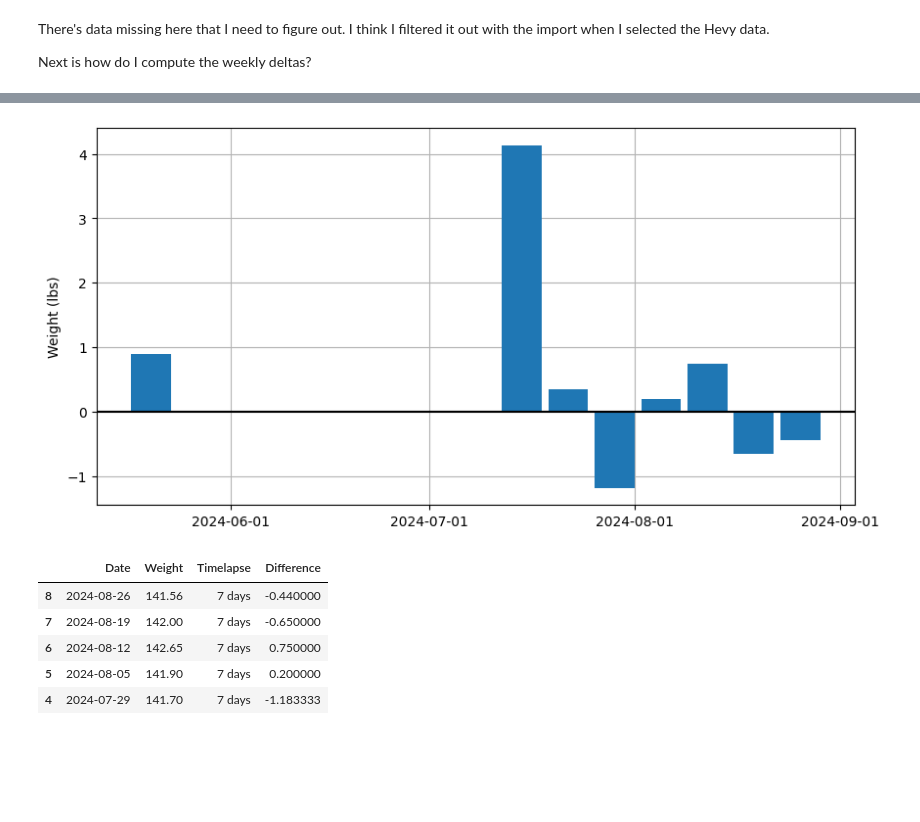
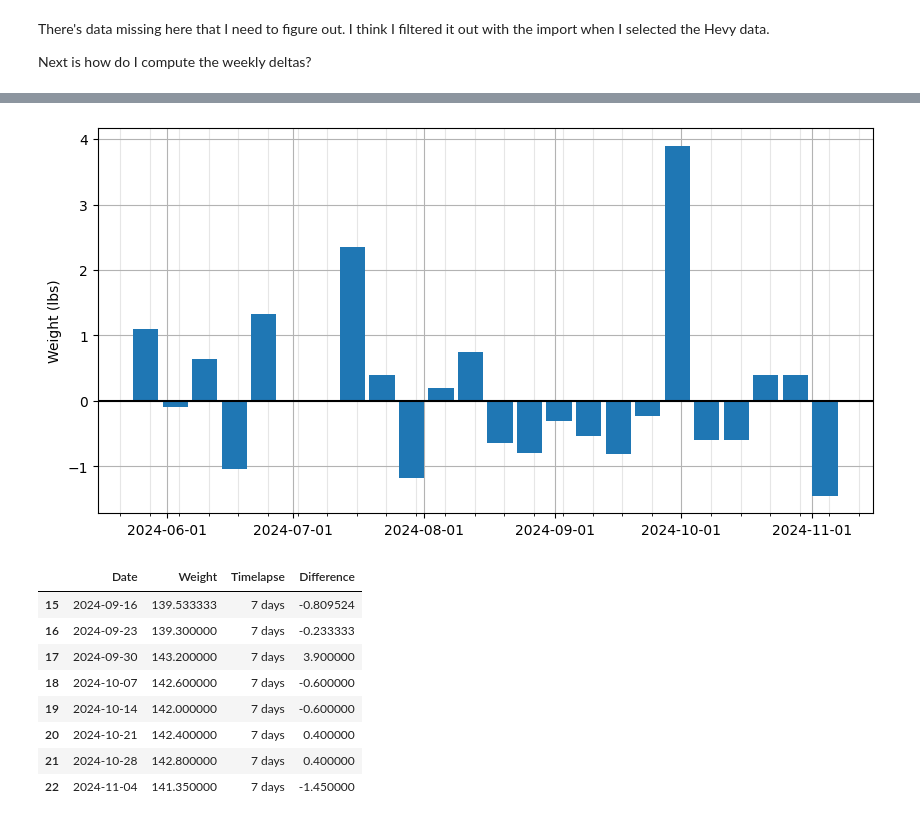
Before and after one commit to abeaucha/AppleHealth, a Jupyter notebook: analysis.ipynb, the cells around one changed output, grey strips where cells are left out. Drawn from its saved outputs; the diff is of its cells as text; code cells hidden in the pictures; blank space fills up the shorter version.

Commit message:
Fixed missing weight data issue

```diff
--- a/analysis.ipynb
+++ b/analysis.ipynb
@@ -284,0 +230,39 @@ df_weight.tail()
+# %%
+# Data directory
+data_dir = 'data'
+
+# Data file
+file = 'AppleHealth_BodyMass.csv'
+file = os.path.join(data_dir, file)
+if not os.path.exists(file):
+    raise ValueError
+
+# Import data
+df_weight = pd.read_csv(file)
+
+# Drop the first entry and select desired columns
+df_weight = df_weight.loc[1:,['sourceName','unit','startDate', 'value']]
+
+# Rename columns
+df_weight = df_weight.rename(columns = {'sourceName':'Source',
+                                        'unit':'Unit',
+                                        'startDate':'Date',
+                                        'value':'Weight'})
+
+# Convert date to Pandas DateTime
+df_weight['Date'] = pd.to_datetime(df_weight['Date'])
+
+# Remove timezone information and floor dates to day
+df_weight['Date'] = df_weight['Date'].dt.tz_localize(None).dt.floor('D')
+
+# Set the date as index and sort
+df_weight = df_weight.set_index('Date', drop = False).sort_index()
+
+# Extract only MyFitnessPal entries.
+# Setup is currently such that MyFitnessPal reads data from Hevy
+df_weight = df_weight.loc[df_weight['Source'] == 'MyFitnessPal']
+
+# Drop duplicate entries
+df_weight = df_weight.drop_duplicates()
+
+df_weight.tail()
@@ -469,41 +443,44 @@ df_weight_diff
 # %%
 fig, ax = plt.subplots(figsize = (10, 5))
 
 ax.bar('Date', 'Difference',
        data = df_weight_diff,
        # color = bar_colors,
        align = 'center',
        width = datetime.timedelta(days = 6))
 
 # Horizontal line at y = 0
 ax.axhline(y = 0, color = 'black')
 
 # This puts the grid below the data
 ax.set_axisbelow(True)
 
 # x-axis ticks
 # x-axis tick locations
 ax.xaxis.set_major_locator(mdates.MonthLocator(interval = 1))
-# ax.xaxis.set_minor_locator(mdates.DayLocator(interval = 7))
+ax.xaxis.set_minor_locator(mdates.DayLocator(interval = 7))
 
 # x-axis tick labels
 ax.xaxis.set_major_formatter(mdates.DateFormatter('%Y-%m-%d'))
 
 # ax.set_yticks(np.arange(-5, 6))
 # ax.set_yticks(np.arange(-5, 6, 0.5), minor = True)
 
 ax.grid(visible = True, which = 'major', color = '0.7')
 ax.grid(visible = True, which = 'minor', axis = 'both', color = '0.90')
 
 ax.set_ylabel('Weight (lbs)');
 # %% [output]
-[figure, old version]
+[figure, new version]
 # %%
-df_weight_diff.sort_values(by = 'Date', ascending = False).head()
+df_weight_diff.sort_values(by = 'Date').tail(n = 8)
 # %% [output]
 |  | Date | Weight | Timelapse | Difference |
-| 8 | 2024-08-26 | 141.56 | 7 days | -0.440000 |
-| 7 | 2024-08-19 | 142.00 | 7 days | -0.650000 |
-| 6 | 2024-08-12 | 142.65 | 7 days | 0.750000 |
-| 5 | 2024-08-05 | 141.90 | 7 days | 0.200000 |
-| 4 | 2024-07-29 | 141.70 | 7 days | -1.183333 |
+| 15 | 2024-09-16 | 139.533333 | 7 days | -0.809524 |
+| 16 | 2024-09-23 | 139.300000 | 7 days | -0.233333 |
+| 17 | 2024-09-30 | 143.200000 | 7 days | 3.900000 |
+| 18 | 2024-10-07 | 142.600000 | 7 days | -0.600000 |
+| 19 | 2024-10-14 | 142.000000 | 7 days | -0.600000 |
+| 20 | 2024-10-21 | 142.400000 | 7 days | 0.400000 |
+| 21 | 2024-10-28 | 142.800000 | 7 days | 0.400000 |
+| 22 | 2024-11-04 | 141.350000 | 7 days | -1.450000 |
```
Also changed, not shown: parts of 7 cells of this notebook.
